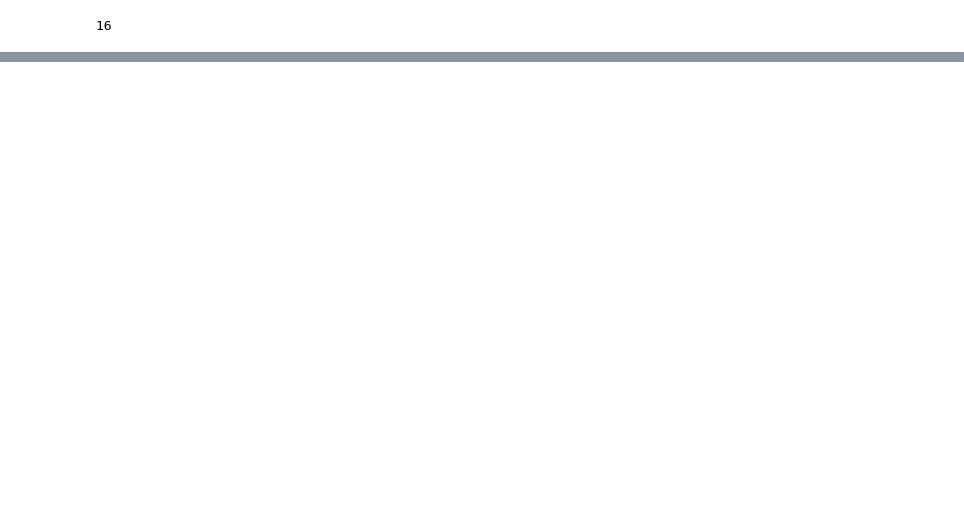
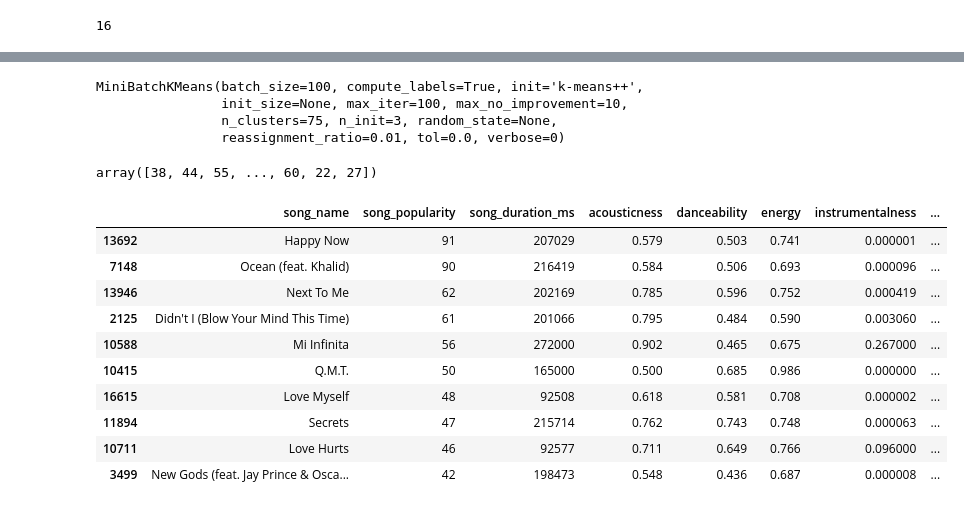
Before and after one commit to marshmallouws/PythonExam, a Jupyter notebook: examtest/examtest.ipynb, the cells around one changed output, grey strips where cells are left out. Cells and saved outputs as stored; diff of their text form; code cells hidden in the pictures; blank space fills up the shorter version.

Commit message:
test split

```diff
--- a/examtest/examtest.ipynb
+++ b/examtest/examtest.ipynb
@@ -134,0 +137,17 @@ combined_data[combined_data.cluster == shotgun_georgeezra_cluster_predict].sort_
+# %%
+df_train, df_test = train_test_split(data, train_size=0.6)
+# %%
+kmeans = MiniBatchKMeans(n_clusters=75)
+kmeans.fit(df_train.drop(['song_name','song_popularity','song_duration_ms','key','loudness','audio_mode','tempo','time_signature'],axis=1))
+# %% [output]
+MiniBatchKMeans(batch_size=100, compute_labels=True, init='k-means++',
+                init_size=None, max_iter=100, max_no_improvement=10,
+                n_clusters=75, n_init=3, random_state=None,
+                reassignment_ratio=0.01, tol=0.0, verbose=0)
+# %%
+result = kmeans.predict(df_test.drop(['song_name','song_popularity','song_duration_ms','key','loudness','audio_mode','tempo','time_signature'], axis=1))
+result
+# %% [output]
+array([38, 44, 55, ..., 60, 22, 27])
+# %%
+df_test.insert(15,'cluster', result, True)
@@ -134,0 +156,14 @@ combined_data[combined_data.cluster == shotgun_georgeezra_cluster_predict].sort_
+# %%
+df_test[df_test['cluster'] == 37].drop_duplicates(subset=['song_name',"song_duration_ms"],keep="last").sort_values(by=["song_popularity"],ascending=False).head(10)
+# %% [output]
+|  | song_name | song_popularity | song_duration_ms | acousticness | danceability | energy | instrumentalness | ... |
+| 13692 | Happy Now | 91 | 207029 | 0.579 | 0.503 | 0.741 | 0.000001 | ... |
+| 7148 | Ocean (feat. Khalid) | 90 | 216419 | 0.584 | 0.506 | 0.693 | 0.000096 | ... |
+| 13946 | Next To Me | 62 | 202169 | 0.785 | 0.596 | 0.752 | 0.000419 | ... |
+| 2125 | Didn't I (Blow Your Mind This Time) | 61 | 201066 | 0.795 | 0.484 | 0.590 | 0.003060 | ... |
+| 10588 | Mi Infinita | 56 | 272000 | 0.902 | 0.465 | 0.675 | 0.267000 | ... |
+| 10415 | Q.M.T. | 50 | 165000 | 0.500 | 0.685 | 0.986 | 0.000000 | ... |
+| 16615 | Love Myself | 48 | 92508 | 0.618 | 0.581 | 0.708 | 0.000002 | ... |
+| 11894 | Secrets | 47 | 215714 | 0.762 | 0.743 | 0.748 | 0.000063 | ... |
+| 10711 | Love Hurts | 46 | 92577 | 0.711 | 0.649 | 0.766 | 0.096000 | ... |
+| 3499 | New Gods (feat. Jay Prince & Osca... | 42 | 198473 | 0.548 | 0.436 | 0.687 | 0.000008 | ... |
```
Also changed, not shown: parts of 3 cells of this notebook, 1 other file.
